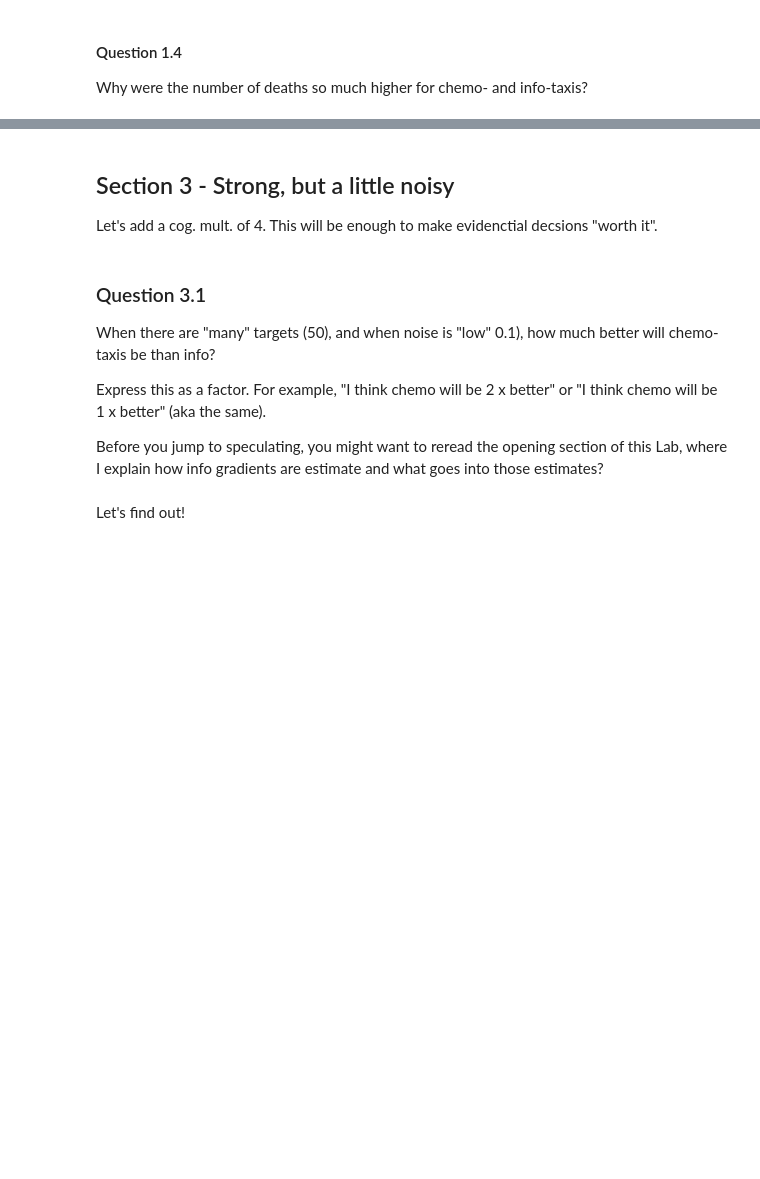
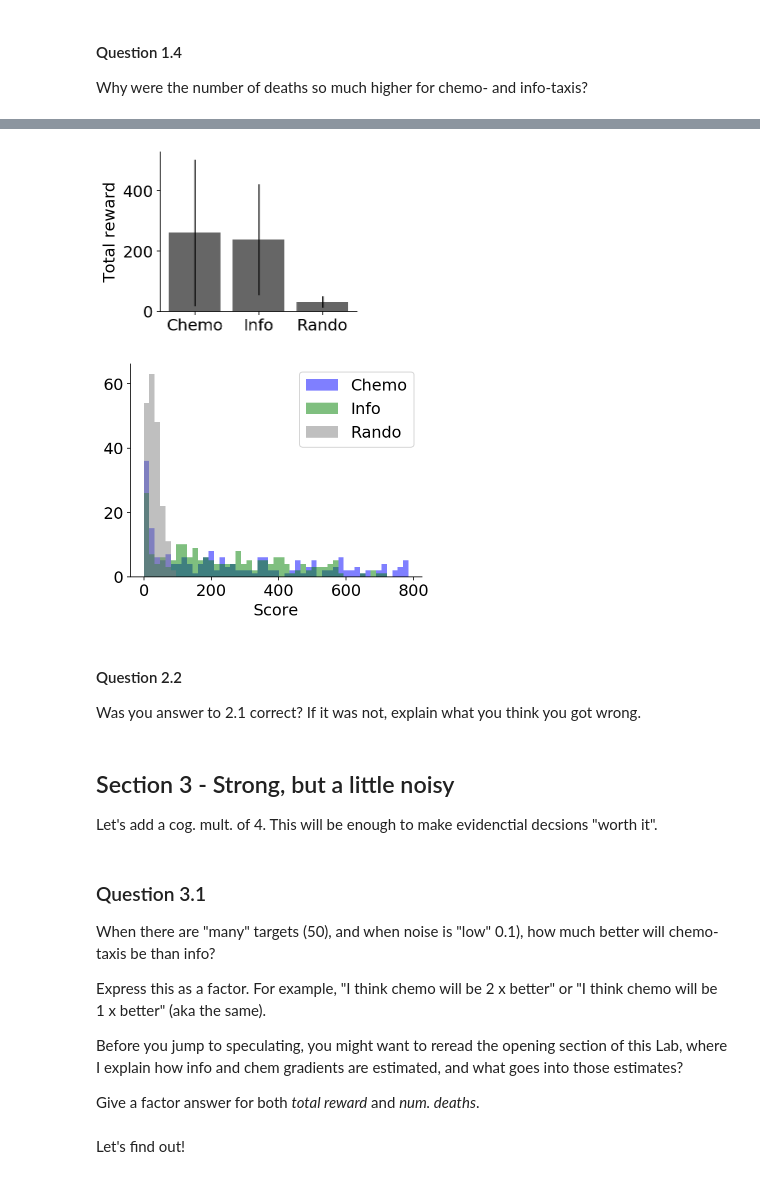
Before and after one commit to parenthetical-e/explorations-book, a Jupyter notebook: book/oh-info.ipynb, the cells around one changed output, grey strips where cells are left out. Drawn from its saved outputs; the diff is of its cells as text; code cells hidden in the pictures; blank space fills up the shorter version.

```diff
--- a/book/oh-info.ipynb
+++ b/book/oh-info.ipynb
@@ -504,0 +631,39 @@ cog_mult = 4
+# %%
+# Results
+results = [chemo_exp, info_exp, rand_exp]
+names = ["Chemo", "Info", "Rando"]
+colors = ["blue", "green", "grey"]
+
+# Score by eff
+scores = []
+for name, res, color in zip(names, results, colors):
+    r = total_reward(res)
+    scores.append(r)
+
+# Tabulate
+m, sd = [], []
+for (name, s, c) in zip(names, scores, colors):
+    m.append(np.mean(s))
+    sd.append(np.std(s))
+
+# Plot means
+fig = plt.figure(figsize=(4, 3))
+plt.bar(names, m, yerr=sd, color="black", alpha=0.6)
+plt.ylabel("Total reward")
+plt.tight_layout()
+sns.despine()
+
+# Dists
+fig = plt.figure(figsize=(5, 4))
+for (name, s, c) in zip(names, scores, colors):
+    plt.hist(s, label=name, color=c, alpha=0.5, bins=np.linspace(0, np.max(scores), 50))
+    plt.legend()
+    plt.xlabel("Score")
+    plt.tight_layout()
+    sns.despine()
+# %% [output]
+[figure, added]
+[figure, added]
+# %% [markdown]
+#### Question 2.2
+Was you answer to 2.1 correct? If it was not, explain what you think you got wrong.
@@ -514,7 +681,9 @@ When there are "many" targets (50), and when noise is "low" 0.1), how much bette
 
 Express this as a factor. For example, "I think chemo will be 2 x better" or "I think chemo will be 1 x better" (aka the same).
 
-Before you jump to speculating, you might want to reread the opening section of this Lab, where I explain how info gradients are estimate and what goes into those estimates?
+Before you jump to speculating, you might want to reread the opening section of this Lab, where I explain how info and chem gradients are estimated, and what goes into those estimates?
+
+Give a factor answer for both _total reward_ and _num. deaths_.
 # %%
 # Write your answer here as a commment. Explain yourself (as best you can).
 # %% [markdown]
```
Also changed, not shown: parts of 16 cells of this notebook.
